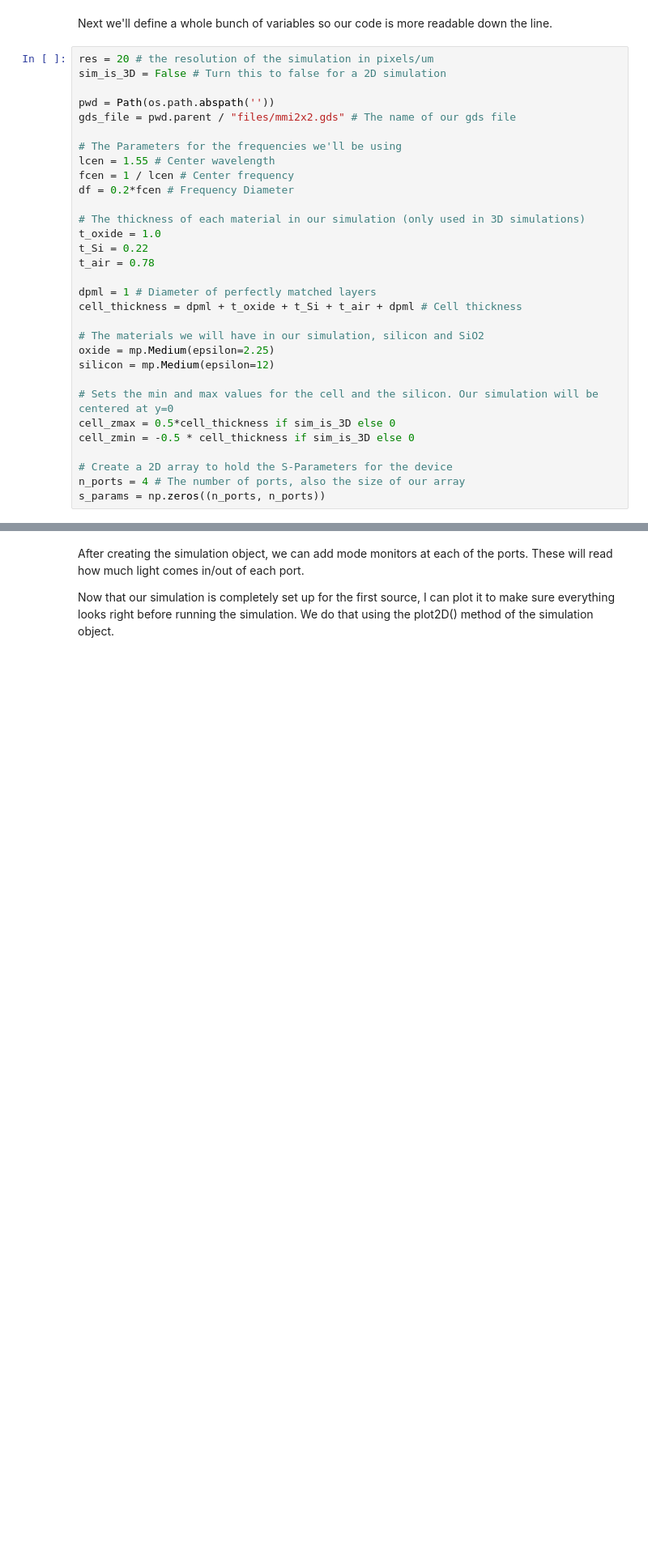
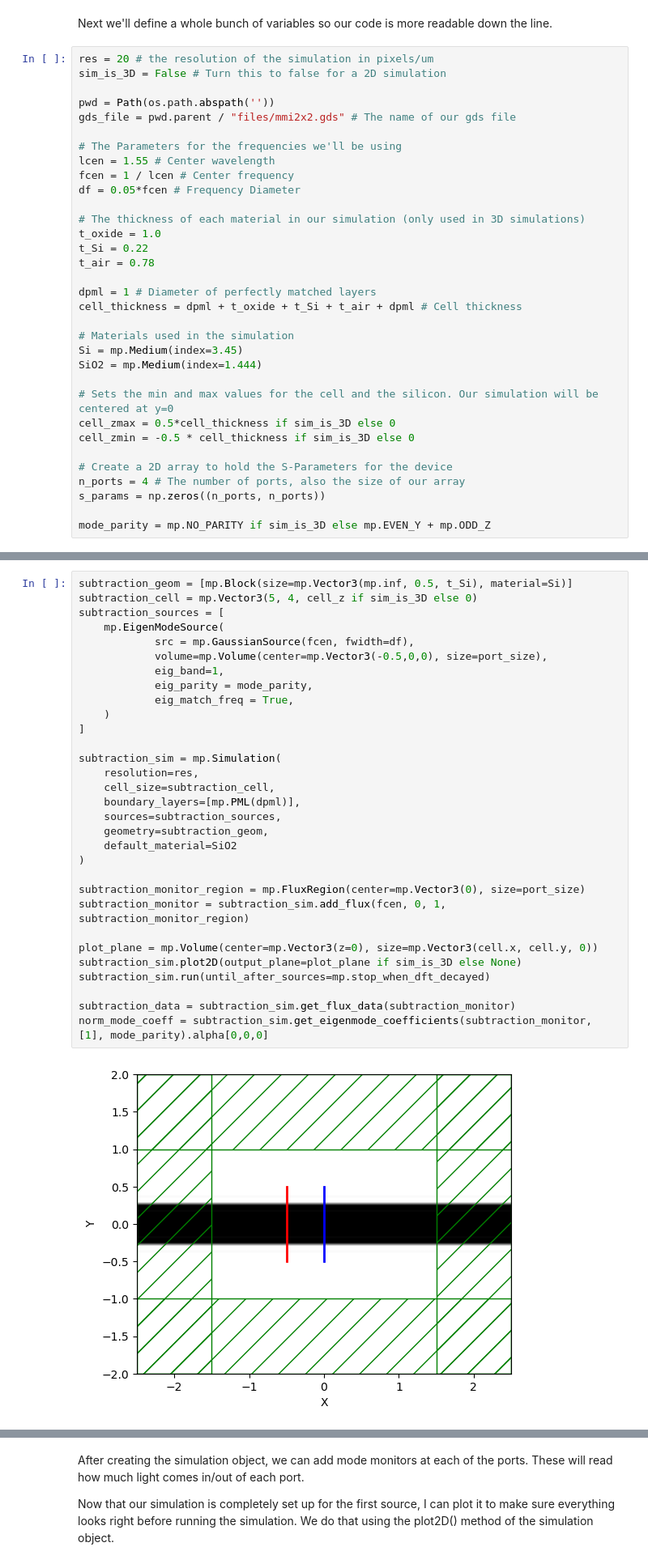
Before and after one commit to BYUCamachoLab/Photonics-Bootcamp, a Jupyter notebook: book/pages/scattering_parameters.ipynb, the cells around one changed output, grey strips where cells are left out. Shown at 81% size. Cells and saved outputs as stored; diff of their text form; blank space fills up the shorter version.

```diff
--- a/book/pages/scattering_parameters.ipynb
+++ b/book/pages/scattering_parameters.ipynb
@@ -64,7 +64,7 @@ gds_file = pwd.parent / "files/mmi2x2.gds" # The name of our gds file
 # The Parameters for the frequencies we'll be using
 lcen = 1.55 # Center wavelength
 fcen = 1 / lcen # Center frequency
-df = 0.2*fcen # Frequency Diameter
+df = 0.05*fcen # Frequency Diameter
 
 # The thickness of each material in our simulation (only used in 3D simulations)
 t_oxide = 1.0
@@ -74,9 +74,9 @@ t_air = 0.78
 dpml = 1 # Diameter of perfectly matched layers
 cell_thickness = dpml + t_oxide + t_Si + t_air + dpml # Cell thickness
 
-# The materials we will have in our simulation, silicon and SiO2
-oxide = mp.Medium(epsilon=2.25)
-silicon = mp.Medium(epsilon=12)
+# Materials used in the simulation
+Si = mp.Medium(index=3.45)
+SiO2 = mp.Medium(index=1.444)
 
 # Sets the min and max values for the cell and the silicon. Our simulation will be centered at y=0
 cell_zmax = 0.5*cell_thickness if sim_is_3D else 0
@@ -85,4 +85,6 @@ cell_zmin = -0.5 * cell_thickness if sim_is_3D else 0
 # Create a 2D array to hold the S-Parameters for the device
 n_ports = 4 # The number of ports, also the size of our array
 s_params = np.zeros((n_ports, n_ports))
+
+mode_parity = mp.NO_PARITY if sim_is_3D else mp.EVEN_Y + mp.ODD_Z
 # %% [markdown]
@@ -143,3 +143,36 @@ Once we define the source in meep, we can create a simulation object by simply p
+# %%
+subtraction_geom = [mp.Block(size=mp.Vector3(mp.inf, 0.5, t_Si), material=Si)]
+subtraction_cell = mp.Vector3(5, 4, cell_z if sim_is_3D else 0)
+subtraction_sources = [
+    mp.EigenModeSource(
+            src = mp.GaussianSource(fcen, fwidth=df),
+            volume=mp.Volume(center=mp.Vector3(-0.5,0,0), size=port_size),
+            eig_band=1,
+            eig_parity = mode_parity,
+            eig_match_freq = True,
+    )
+]
+
+subtraction_sim = mp.Simulation(
+    resolution=res,
+    cell_size=subtraction_cell,
+    boundary_layers=[mp.PML(dpml)],
+    sources=subtraction_sources,
+    geometry=subtraction_geom,
+    default_material=SiO2
+)
+
+subtraction_monitor_region = mp.FluxRegion(center=mp.Vector3(0), size=port_size)
+subtraction_monitor = subtraction_sim.add_flux(fcen, 0, 1, subtraction_monitor_region)
+
+plot_plane = mp.Volume(center=mp.Vector3(z=0), size=mp.Vector3(cell.x, cell.y, 0))
+subtraction_sim.plot2D(output_plane=plot_plane if sim_is_3D else None)
+subtraction_sim.run(until_after_sources=mp.stop_when_dft_decayed)
+
+subtraction_data = subtraction_sim.get_flux_data(subtraction_monitor)
+norm_mode_coeff = subtraction_sim.get_eigenmode_coefficients(subtraction_monitor, [1], mode_parity).alpha[0,0,0]
+# %% [output]
+[figure, added]
 # %%
 # Set up the first source for the simulation. I'll start with port1 (the lower left)
 sources = [
```
Also changed, not shown: parts of 11 cells of this notebook.
